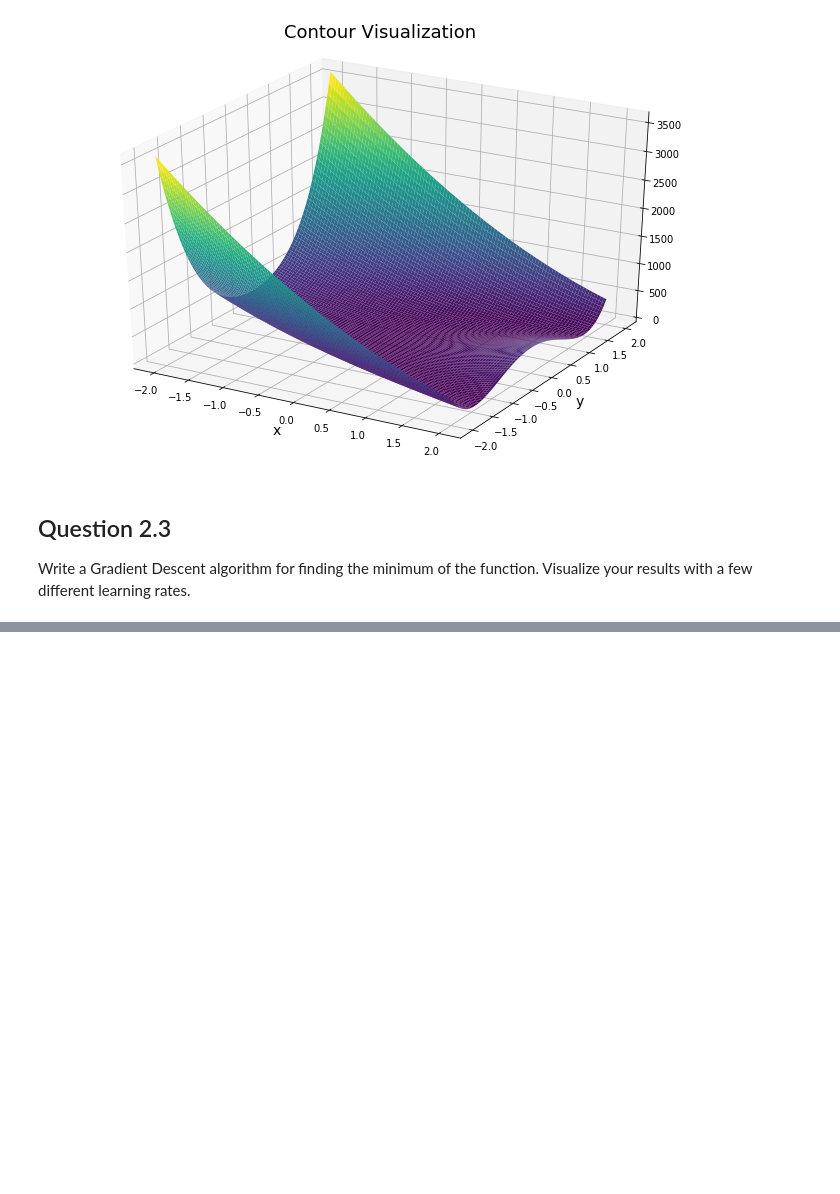
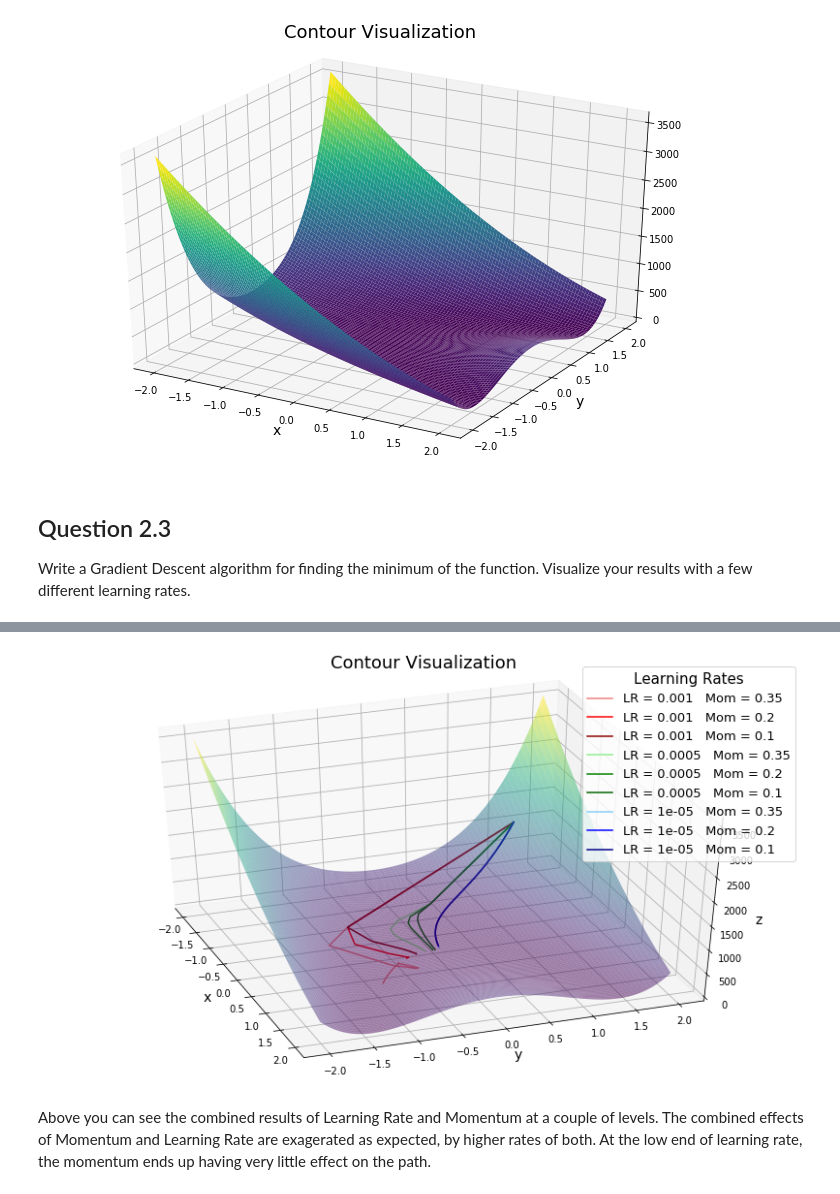
Before and after one commit to Geoff-Lucas/Analytics-590, a Jupyter notebook: HW2/HW2.ipynb, the cells around one changed output, grey strips where cells are left out. Drawn from its saved outputs; the diff is of its cells as text; code cells hidden in the pictures; blank space fills up the shorter version.

```diff
--- a/HW2/HW2.ipynb
+++ b/HW2/HW2.ipynb
@@ -147,0 +170,13 @@ ax.view_init(40, -20)
+# %%
+# Setup
+trajectories = []
+lr = [0.001, 0.0005, 0.00001]
+momentum = [.35, .2, .1]
+n_iter = 1000
+velocity = np.array([0.0, 0.0])
+
+legend_entries = []
+
+for i in lr:
+    for j in momentum:
+        legend_entries.append('LR = ' + str(i) + "   Mom = " + str(j))
@@ -147,0 +208,33 @@ ax.view_init(40, -20)
+# %%
+# Plot
+fig = plt.figure(figsize = (14, 8))
+ax = plt.axes(projection='3d')
+ax.plot_surface(X, Y, Z, rstride=1, cstride=1, cmap='viridis', edgecolor='none', alpha = 0.5)
+ax.set_title('Contour Visualization\n', fontsize = 18);
+ax.set_xlabel('x', fontsize = 14)
+ax.set_ylabel('y', fontsize = 14)
+ax.set_zlabel('z', fontsize = 14)
+
+list_colors = ['lightcoral', 'red', 'darkred', 'lightgreen', 'green', 'darkgreen', 'lightskyblue', 'blue', 'darkblue']
+
+col_index = 0
+
+for i in lr:
+
+    first = np.isin(traj[:,0], i)
+    second = traj[first]
+
+    for j in momentum:
+                                                                                        # Look in first col of traj for lr = i
+        third = np.isin(second[:,1], j)
+        temp = second[third]                                                            # Collect the trajectories for the line
+        ax.plot(temp[:, 2], temp[:, 3], temp[:, 4], color = list_colors[col_index], lw = 1.5)         # Plot the line
+        col_index += 1
+
+ax.legend(legend_entries, title = "Learning Rates", title_fontsize = 15, fontsize = 13)
+
+ax.view_init(40, -20)
+# %% [output]
+[figure, added]
+# %% [markdown]
+Above you can see the combined results of Learning Rate and Momentum at a couple of levels.  The combined effects of Momentum and Learning Rate are exagerated as expected, by higher rates of both.  At the low end of learning rate, the momentum ends up having very little effect on the path.
```
Also changed, not shown: parts of 24 cells of this notebook.
